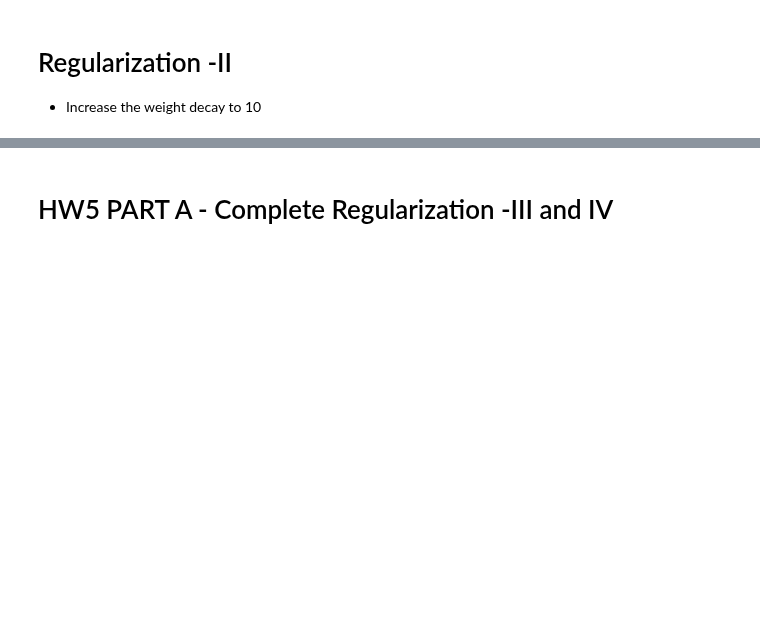
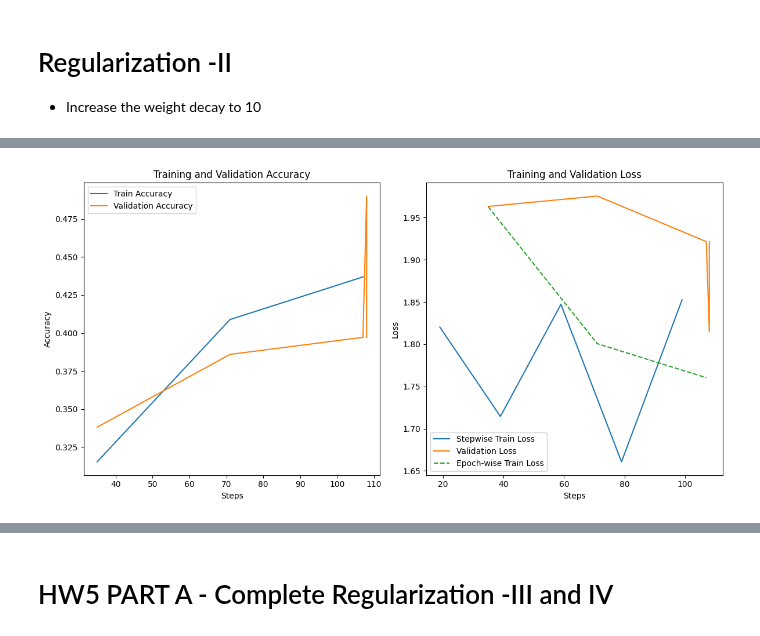
Before and after one commit to harikrishnad1997/BUAN_6382_Applied_DeepLearning, a Jupyter notebook: HW/Harikrishna_Dev_HW_5.ipynb, the cells around one changed output, grey strips where cells are left out. Cells and saved outputs as stored; diff of their text form; code cells hidden in the pictures; blank space fills up the shorter version.

```diff
--- a/HW/Harikrishna_Dev_HW_5.ipynb
+++ b/HW/Harikrishna_Dev_HW_5.ipynb
@@ -574,3 +578,7 @@ Metric val_metric improved by 0.009 >= min_delta = 0.0. New best score: 0.318
+# %%
+plot_losses_acc(file)
+# %% [output]
+[figure, added]
 # %%
 wandb.finish()
 # %% [output]
```
Also changed, not shown: parts of 15 cells of this notebook, 2 other files.
